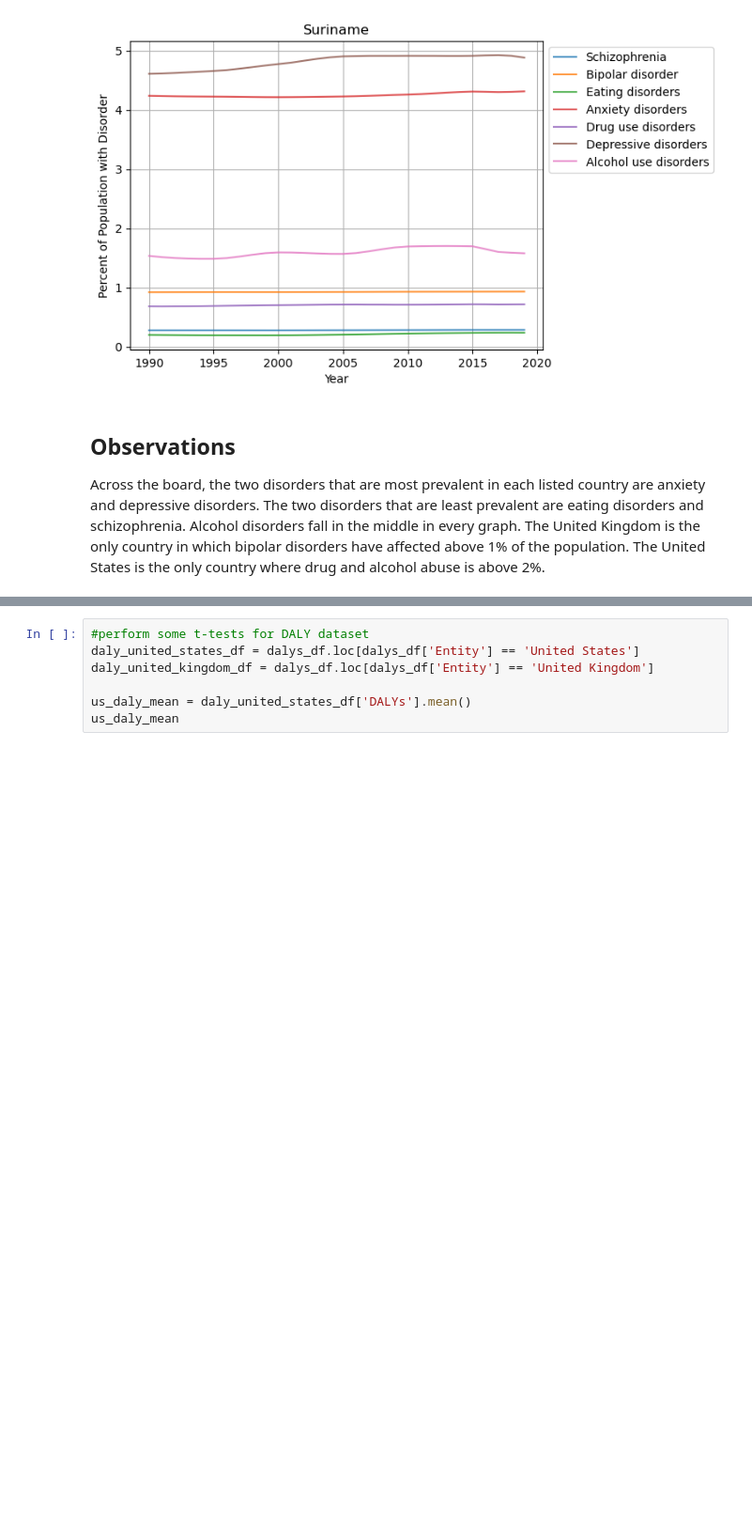
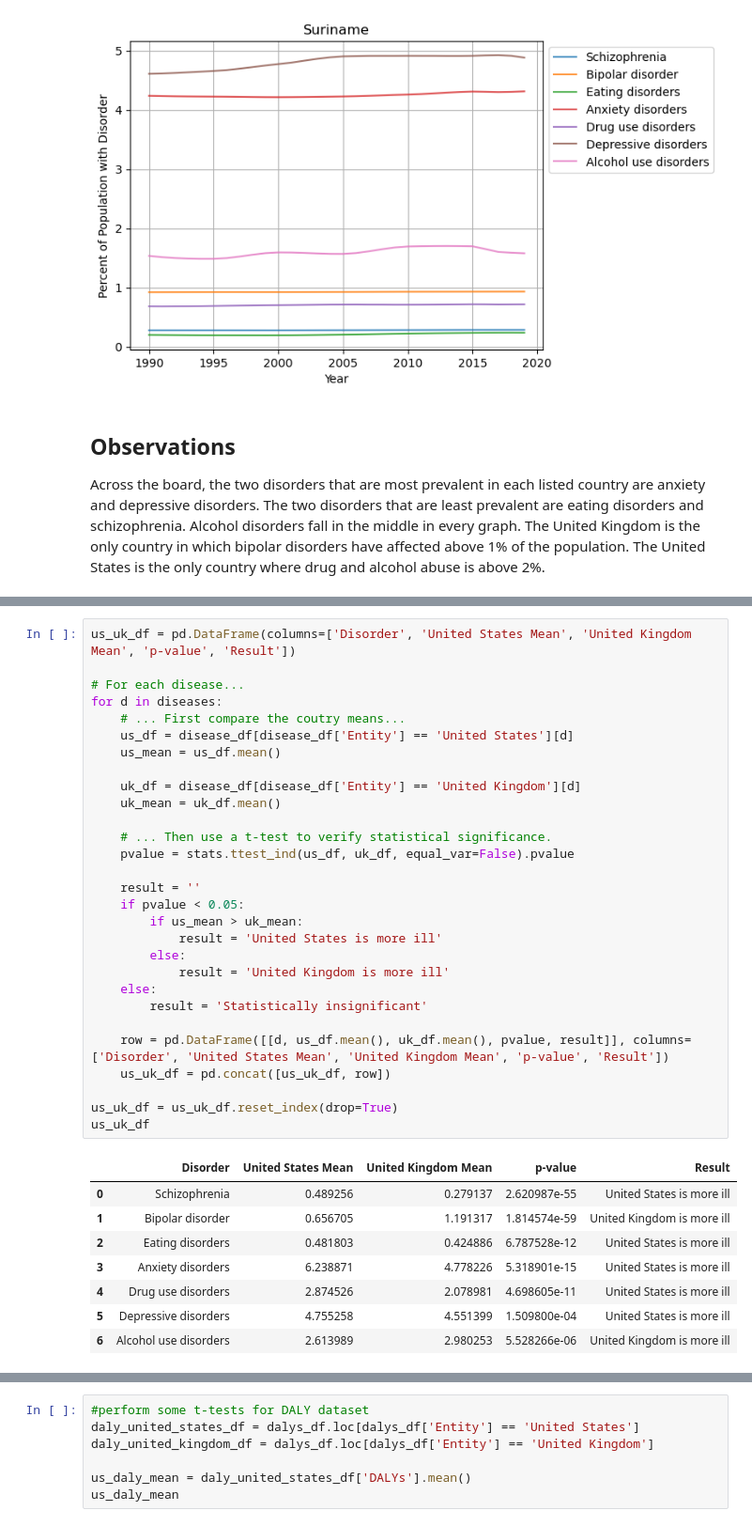
Before and after one commit to rutgers-bootcamp-project-1-team-5/mental_health, a Jupyter notebook: mental_health.ipynb, the cells around one changed output, grey strips where cells are left out. Shown: that part at 94% size. Drawn from its saved outputs; the diff is of its cells as text; blank space fills up the shorter version.

```diff
--- a/mental_health.ipynb
+++ b/mental_health.ipynb
@@ -340,0 +263,38 @@ The population percentage in the UK suffering from Alcohol use is higher than th
+# %%
+us_uk_df = pd.DataFrame(columns=['Disorder', 'United States Mean', 'United Kingdom Mean', 'p-value', 'Result'])
+
+# For each disease...
+for d in diseases:
+    # ... First compare the coutry means...
+    us_df = disease_df[disease_df['Entity'] == 'United States'][d]
+    us_mean = us_df.mean()
+
+    uk_df = disease_df[disease_df['Entity'] == 'United Kingdom'][d]
+    uk_mean = uk_df.mean()
+
+    # ... Then use a t-test to verify statistical significance.
+    pvalue = stats.ttest_ind(us_df, uk_df, equal_var=False).pvalue
+
+    result = ''
+    if pvalue < 0.05:
+        if us_mean > uk_mean:
+            result = 'United States is more ill'
+        else:
+            result = 'United Kingdom is more ill'
+    else:
+        result = 'Statistically insignificant'
+
+    row = pd.DataFrame([[d, us_df.mean(), uk_df.mean(), pvalue, result]], columns=['Disorder', 'United States Mean', 'United Kingdom Mean', 'p-value', 'Result'])
+    us_uk_df = pd.concat([us_uk_df, row])
+
+us_uk_df = us_uk_df.reset_index(drop=True)
+us_uk_df
+# %% [output]
+|  | Disorder | United States Mean | United Kingdom Mean | p-value | Result |
+| 0 | Schizophrenia | 0.489256 | 0.279137 | 2.620987e-55 | United States is more ill |
+| 1 | Bipolar disorder | 0.656705 | 1.191317 | 1.814574e-59 | United Kingdom is more ill |
+| 2 | Eating disorders | 0.481803 | 0.424886 | 6.787528e-12 | United States is more ill |
+| 3 | Anxiety disorders | 6.238871 | 4.778226 | 5.318901e-15 | United States is more ill |
+| 4 | Drug use disorders | 2.874526 | 2.078981 | 4.698605e-11 | United States is more ill |
+| 5 | Depressive disorders | 4.755258 | 4.551399 | 1.509800e-04 | United States is more ill |
+| 6 | Alcohol use disorders | 2.613989 | 2.980253 | 5.528266e-06 | United Kingdom is more ill |
```
Also changed, not shown: parts of 31 cells of this notebook.
